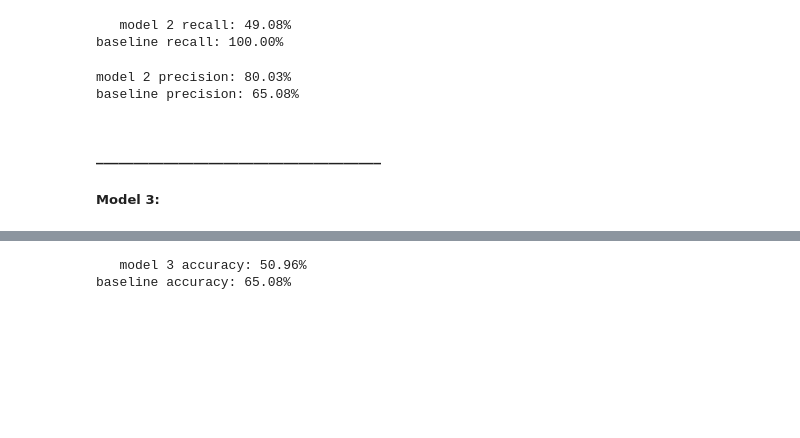
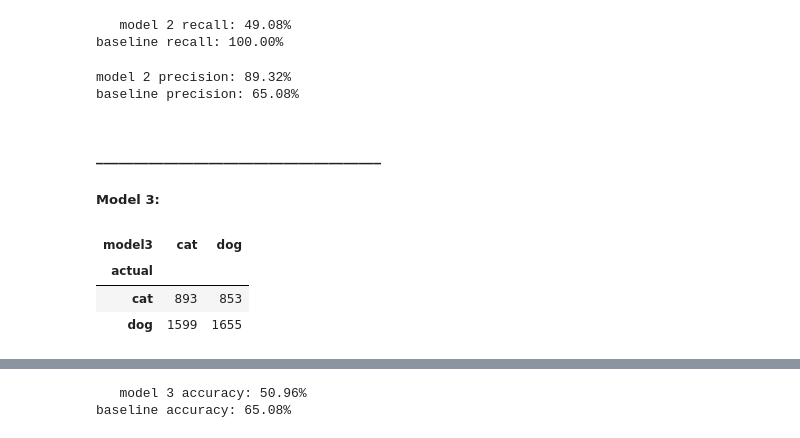
Before and after one commit to Marc-Aradillas/Classification_exercises.ipynb, a Jupyter notebook: model_evaluation.ipynb, the cells around one changed output, grey strips where cells are left out. Cells and saved outputs as stored; diff of their text form; code cells hidden in the pictures; blank space fills up the shorter version.

```diff
--- a/model_evaluation.ipynb
+++ b/model_evaluation.ipynb
@@ -412,7 +456,7 @@ print(f'baseline recall: {baseline_recall:.2%}')
 baseline recall: 100.00%
 # %%
 subset = df[df.model2 == 'dog']
-model_precision = (subset.model1 == subset.actual).mean()
+model_precision = (subset.model2 == subset.actual).mean()
 
 subset = df[df.baseline == 'dog']
 baseline_precision = (subset.baseline == subset.actual).mean()
@@ -420,9 +464,16 @@ baseline_precision = (subset.baseline == subset.actual).mean()
 print(f'model 2 precision: {model_precision:.2%}')
 print(f'baseline precision: {baseline_precision:.2%}')
 # %% [output]
-model 2 precision: 80.03%
+model 2 precision: 89.32%
 baseline precision: 65.08%
 # %% [markdown]
 #### ______________________________________
 
 ##### **Model 3:**
+# %%
+pd.crosstab(df.actual,df.model3)
+# %% [output]
+| model3 | cat | dog |
+| actual |  |  |
+| cat | 893 | 853 |
+| dog | 1599 | 1655 |
```
Also changed, not shown: parts of 10 cells of this notebook.
